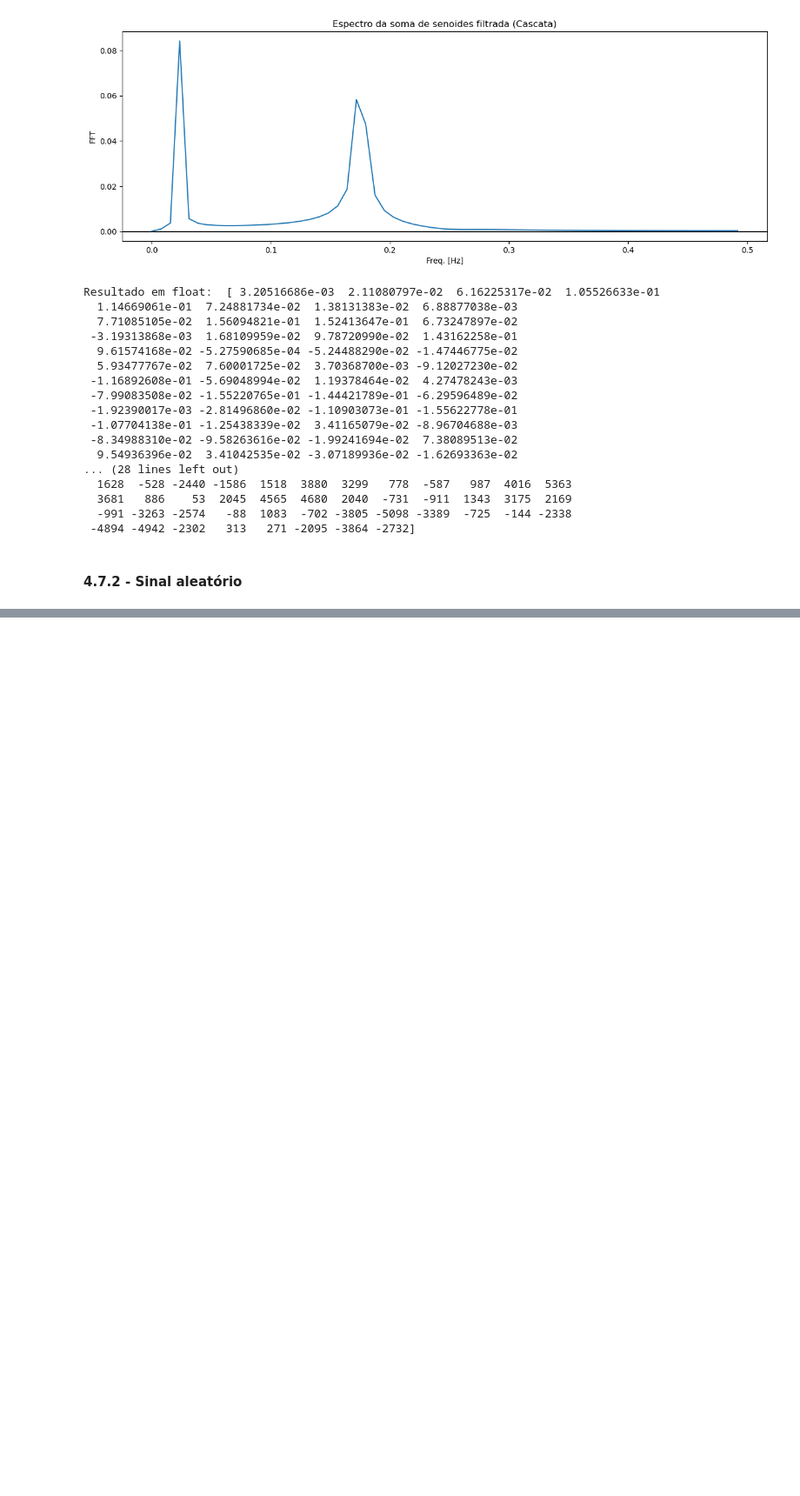
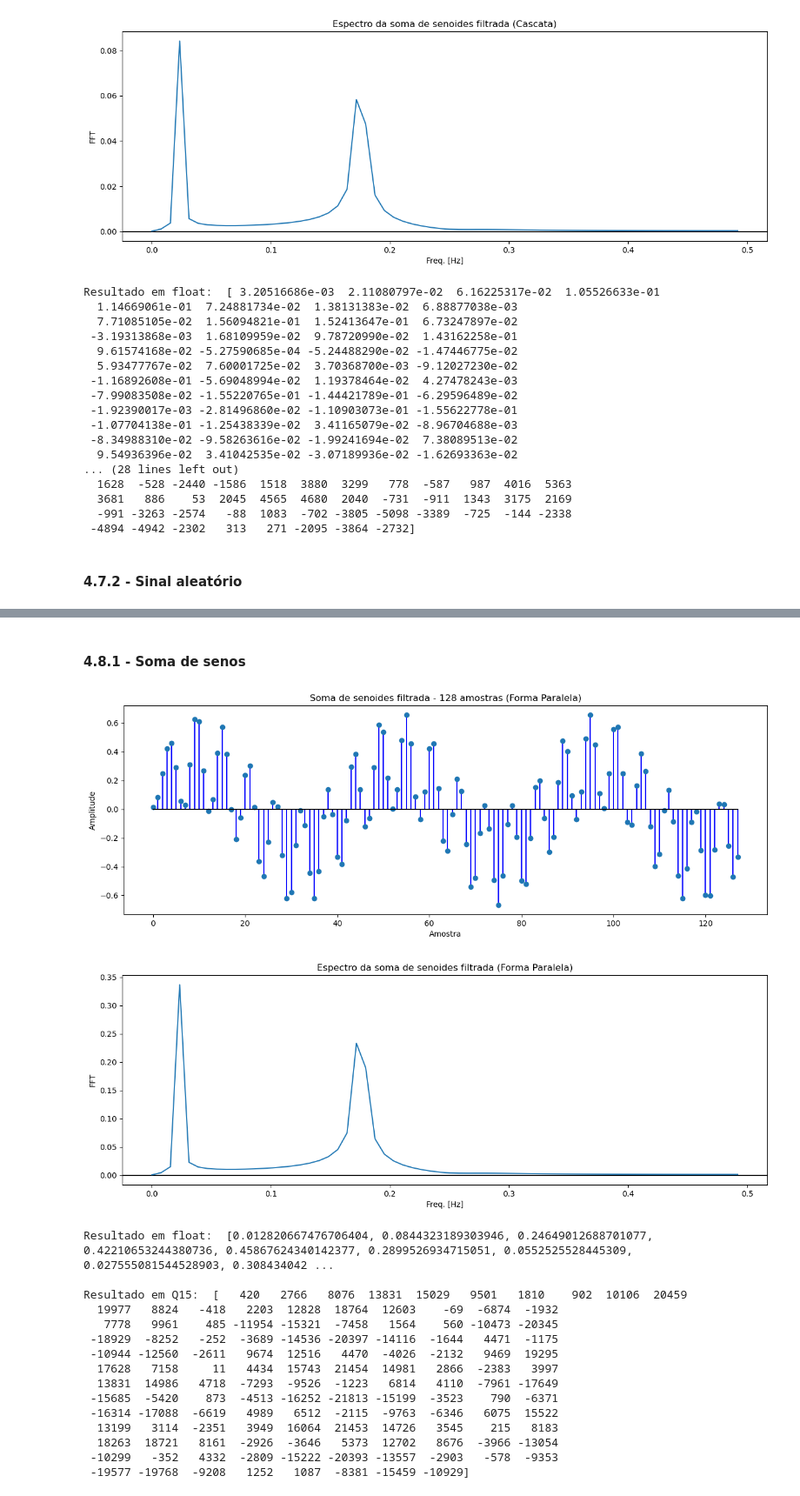
Before and after one commit to LabIII2021-2/Trabalho1, a Jupyter notebook: Python/Filtro_IIR.ipynb, the cells around one changed output, grey strips where cells are left out. Shown at 87% size. Drawn from its saved outputs; the diff is of its cells as text; code cells hidden in the pictures; blank space fills up the shorter version.

```diff
--- a/Python/Filtro_IIR.ipynb
+++ b/Python/Filtro_IIR.ipynb
@@ -744,8 +744,26 @@ Resultado em float:  [-0.00096157 -0.00726848 -0.02869799 -0.06488487 -0.0644494
 # %%
-r, p, k = signal.residuez(num, den)
+def designButterworthParallel(b, a, order):
+    r, p, k = signal.residuez(b, a)
 
-print(r)
-print()
-print(p)
-print()
-print(k)
+    sos_parallel = []
+    # Função funciona apenas para ordem par
+    for i in range(int(order/2)):
+        b0 = (r[2*i] + r[2*i + 1])
+        b1 = - (r[2*i] * p[2*i + 1]) - (r[2*i + 1] * p[2*i])
+        b2 = 0
+        a0 = 1
+        a1 = - (p[2*i] + p[2*i + 1])
+        a2 = p[2*i] * p[2*i + 1]
+        sos_parallel.append([float(b0), float(b1), float(b2), float(a0), float(a1), float(a2)])
+
+    return sos_parallel, k
+
+def butterworthParallel(x, b, a, order):
+    sos_par, k = designButterworthParallel(b, a, order)
+    filtered = []
+    tmp1 = signal.sosfilt(sos_par[0], x)
+    tmp2 = signal.sosfilt(sos_par[1], x)
+    tmp3 = signal.sosfilt(sos_par[2], x)
+    for i in range(len(x)):
+        filtered.append(tmp1[i] + tmp2[i] + tmp3[i] + (k[0] * x[i]))
+    return filtered
@@ -760,0 +812,27 @@ print(k)
+# %% [markdown]
+#### 4.8.1 - Soma de senos
+# %%
+y_sin = butterworthParallel(input_array, num, den, N)
+plotarAmostras(y_sin, "Soma de senoides filtrada - 128 amostras (Forma Paralela)")
+plotarSinalFreq(y_sin, 128, 1, "Espectro da soma de senoides filtrada (Forma Paralela)")
+print("Resultado em float: ", y_sin)
+print()
+print("Resultado em Q15: ", float_to_q15(y_sin))
+# %% [output]
+[figure, added]
+[figure, added]
+Resultado em float:  [0.012820667476706404, 0.0844323189303946, 0.24649012688701077, 0.42210653244380736, 0.45867624340142377, 0.2899526934715051, 0.0552525528445309, 0.027555081544528903, 0.308434042 ...
+
+Resultado em Q15:  [   420   2766   8076  13831  15029   9501   1810    902  10106  20459
+  19977   8824   -418   2203  12828  18764  12603    -69  -6874  -1932
+   7778   9961    485 -11954 -15321  -7458   1564    560 -10473 -20345
+ -18929  -8252   -252  -3689 -14536 -20397 -14116  -1644   4471  -1175
+ -10944 -12560  -2611   9674  12516   4470  -4026  -2132   9469  19295
+  17628   7158     11   4434  15743  21454  14981   2866  -2383   3997
+  13831  14986   4718  -7293  -9526  -1223   6814   4110  -7961 -17649
+ -15685  -5420    873  -4513 -16252 -21813 -15199  -3523    790  -6371
+ -16314 -17088  -6619   4989   6512  -2115  -9763  -6346   6075  15522
+  13199   3114  -2351   3949  16064  21453  14726   3545    215   8183
+  18263  18721   8161  -2926  -3646   5373  12702   8676  -3966 -13054
+ -10299   -352   4332  -2809 -15222 -20393 -13557  -2903   -578  -9353
+ -19577 -19768  -9208   1252   1087  -8381 -15459 -10929]
```
Also changed, not shown: parts of 8 cells of this notebook.
